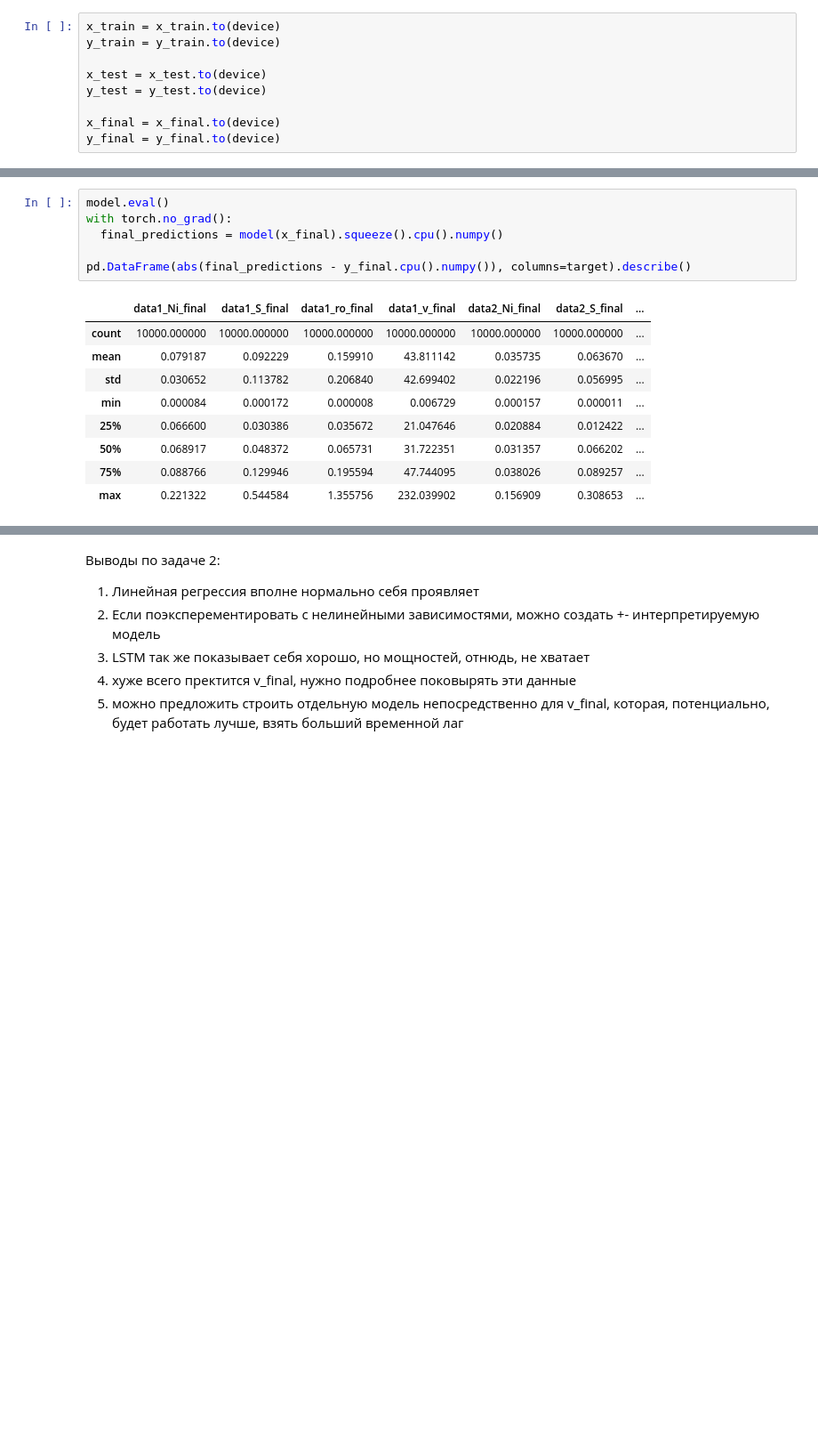
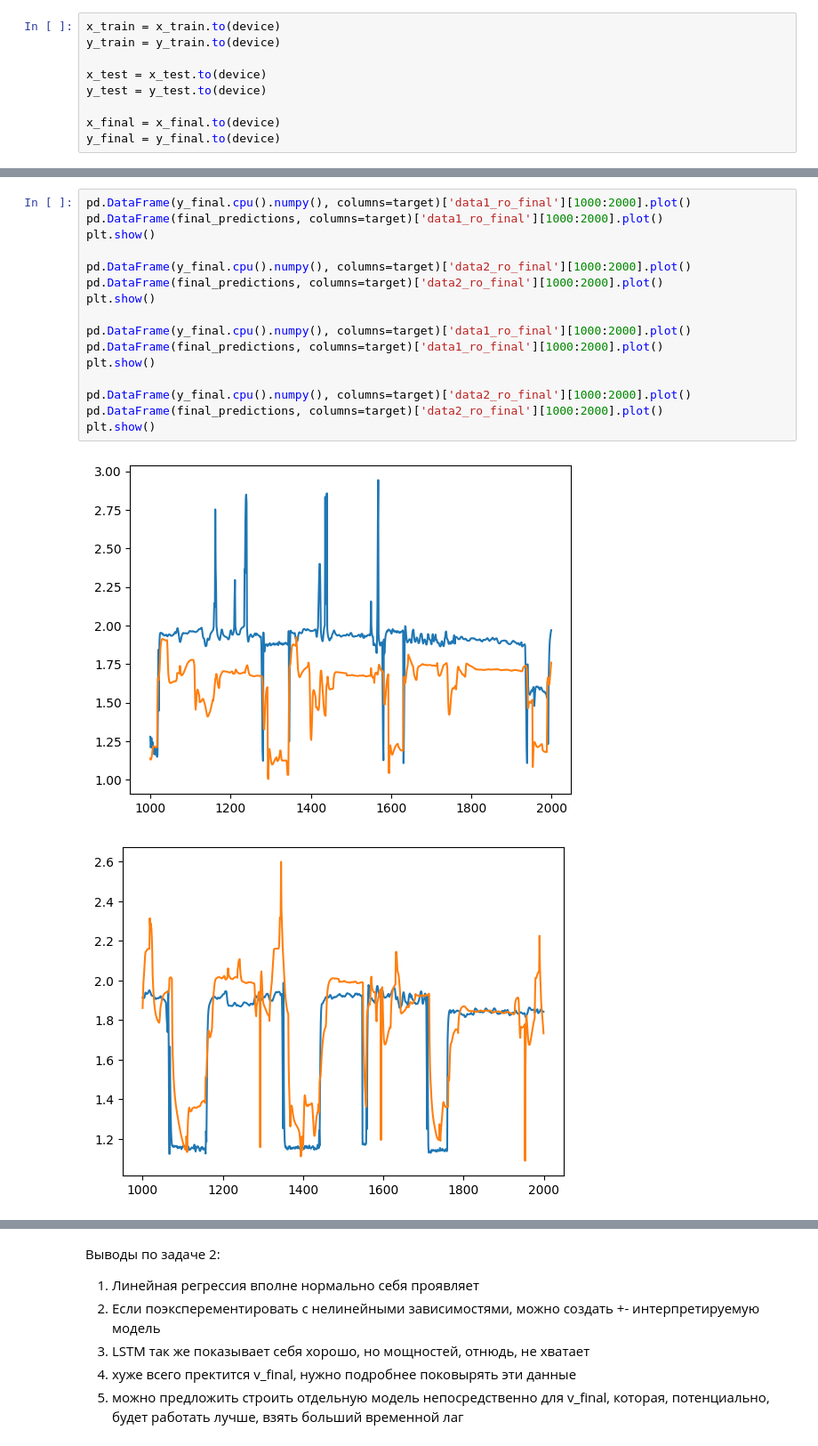
Before and after one commit to seri4ka/GB_task1, a Jupyter notebook: task.ipynb, the cells around one changed output, grey strips where cells are left out. Shown at 89% size. Cells and saved outputs as stored; diff of their text form; blank space fills up the shorter version.

```diff
--- a/task.ipynb
+++ b/task.ipynb
@@ -669,16 +655,19 @@ KeyboardInterrupt:
-# %%
-model.eval()
-with torch.no_grad():
-  final_predictions = model(x_final).squeeze().cpu().numpy()
-
-pd.DataFrame(abs(final_predictions - y_final.cpu().numpy()), columns=target).describe()
-# %% [output]
-|  | data1_Ni_final | data1_S_final | data1_ro_final | data1_v_final | data2_Ni_final | data2_S_final | ... |
-| count | 10000.000000 | 10000.000000 | 10000.000000 | 10000.000000 | 10000.000000 | 10000.000000 | ... |
-| mean | 0.079187 | 0.092229 | 0.159910 | 43.811142 | 0.035735 | 0.063670 | ... |
-| std | 0.030652 | 0.113782 | 0.206840 | 42.699402 | 0.022196 | 0.056995 | ... |
-| min | 0.000084 | 0.000172 | 0.000008 | 0.006729 | 0.000157 | 0.000011 | ... |
-| 25% | 0.066600 | 0.030386 | 0.035672 | 21.047646 | 0.020884 | 0.012422 | ... |
-| 50% | 0.068917 | 0.048372 | 0.065731 | 31.722351 | 0.031357 | 0.066202 | ... |
-| 75% | 0.088766 | 0.129946 | 0.195594 | 47.744095 | 0.038026 | 0.089257 | ... |
-| max | 0.221322 | 0.544584 | 1.355756 | 232.039902 | 0.156909 | 0.308653 | ... |
+# %%
+pd.DataFrame(y_final.cpu().numpy(), columns=target)['data1_ro_final'][1000:2000].plot()
+pd.DataFrame(final_predictions, columns=target)['data1_ro_final'][1000:2000].plot()
+plt.show()
+
+pd.DataFrame(y_final.cpu().numpy(), columns=target)['data2_ro_final'][1000:2000].plot()
+pd.DataFrame(final_predictions, columns=target)['data2_ro_final'][1000:2000].plot()
+plt.show()
+
+pd.DataFrame(y_final.cpu().numpy(), columns=target)['data1_ro_final'][1000:2000].plot()
+pd.DataFrame(final_predictions, columns=target)['data1_ro_final'][1000:2000].plot()
+plt.show()
+
+pd.DataFrame(y_final.cpu().numpy(), columns=target)['data2_ro_final'][1000:2000].plot()
+pd.DataFrame(final_predictions, columns=target)['data2_ro_final'][1000:2000].plot()
+plt.show()
+# %% [output]
+[figure, added]
+[figure, added]
```
Also changed, not shown: parts of 32 cells of this notebook.
